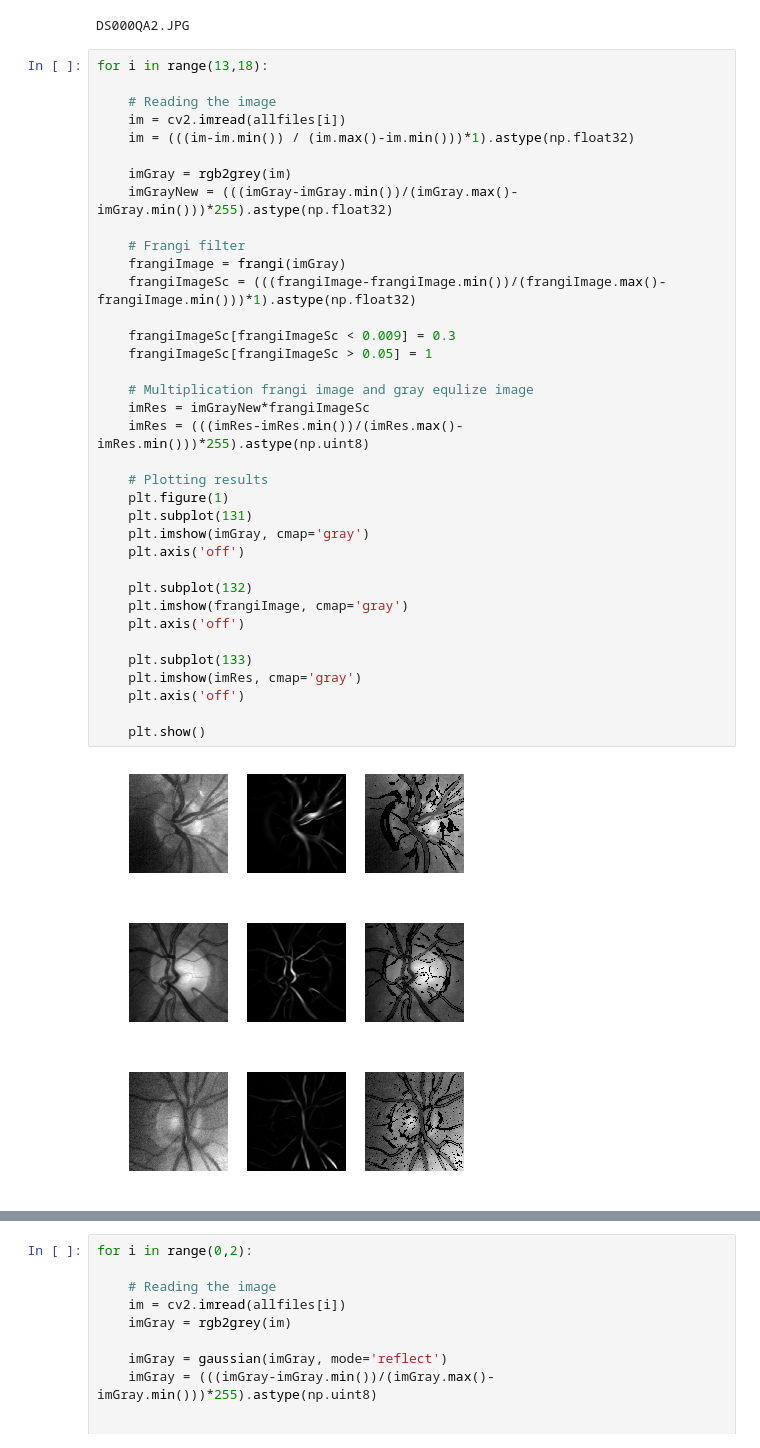
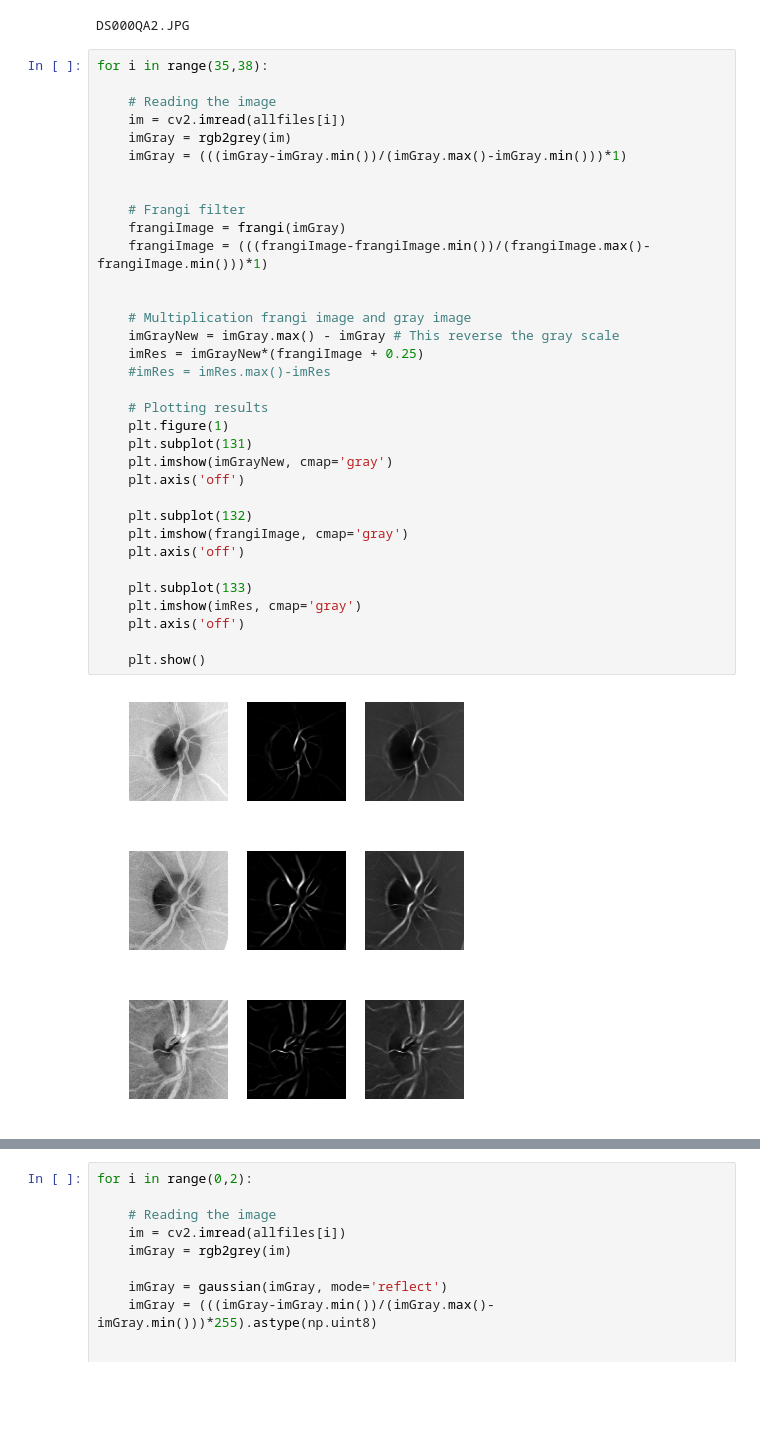
Before and after one commit to diazandr3s/jupyterScripts, a Jupyter notebook: highlightEdges.ipynb, the cells around one changed output, grey strips where cells are left out. Saved outputs shown, nothing was run; the diff lists cells and outputs as text; blank space fills up the shorter version.

```diff
--- a/highlightEdges.ipynb
+++ b/highlightEdges.ipynb
@@ -16,42 +16,40 @@ print(allfiles[0][nameIdx:])
 # %% [output]
 DS000QA2.JPG
 # %%
-for i in range(13,18):
+for i in range(35,38):
 
     # Reading the image
     im = cv2.imread(allfiles[i])
-    im = (((im-im.min()) / (im.max()-im.min()))*1).astype(np.float32)
+    imGray = rgb2grey(im)
+    imGray = (((imGray-imGray.min())/(imGray.max()-imGray.min()))*1)
 
-    imGray = rgb2grey(im)
-    imGrayNew = (((imGray-imGray.min())/(imGray.max()-imGray.min()))*255).astype(np.float32)
 
     # Frangi filter
     frangiImage = frangi(imGray)
-    frangiImageSc = (((frangiImage-frangiImage.min())/(frangiImage.max()-frangiImage.min()))*1).astype(np.float32)
+    frangiImage = (((frangiImage-frangiImage.min())/(frangiImage.max()-frangiImage.min()))*1)
 
-    frangiImageSc[frangiImageSc < 0.009] = 0.3
-    frangiImageSc[frangiImageSc > 0.05] = 1
 
-    # Multiplication frangi image and gray equlize image
-    imRes = imGrayNew*frangiImageSc
-    imRes = (((imRes-imRes.min())/(imRes.max()-imRes.min()))*255).astype(np.uint8)
+    # Multiplication frangi image and gray image
+    imGrayNew = imGray.max() - imGray # This reverse the gray scale
+    imRes = imGrayNew*(frangiImage + 0.25)
+    #imRes = imRes.max()-imRes
 
     # Plotting results
     plt.figure(1)
     plt.subplot(131)
-    plt.imshow(imGray, cmap='gray')
+    plt.imshow(imGrayNew, cmap='gray')
     plt.axis('off')
 
     plt.subplot(132)
     plt.imshow(frangiImage, cmap='gray')
     plt.axis('off')
 
     plt.subplot(133)
     plt.imshow(imRes, cmap='gray')
     plt.axis('off')
 
     plt.show()
 # %% [output]
-[figure, old version]
+[figure, new version]
-[figure, old version]
+[figure, new version]
-[figure, old version]
+[figure, new version]
```
Also changed, not shown: parts of 1 cell of this notebook.
